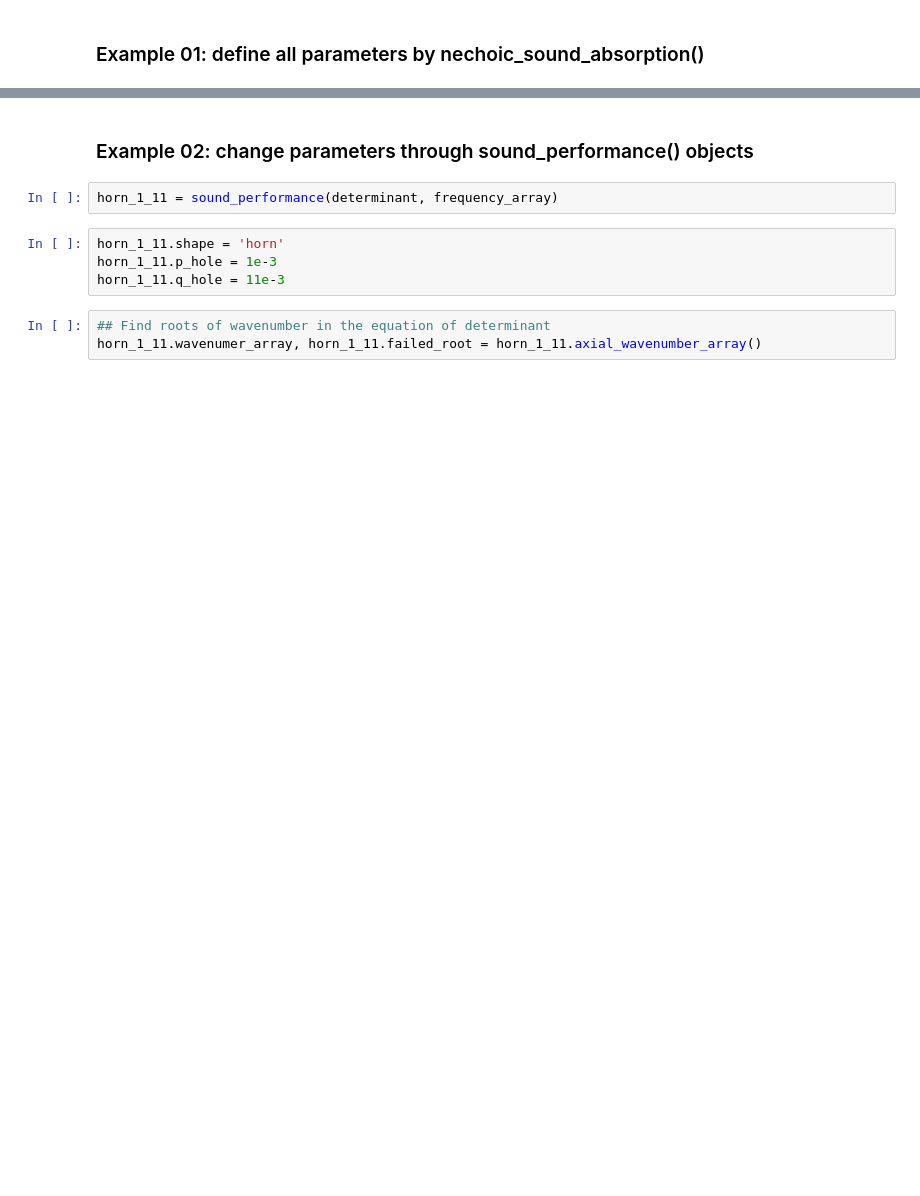
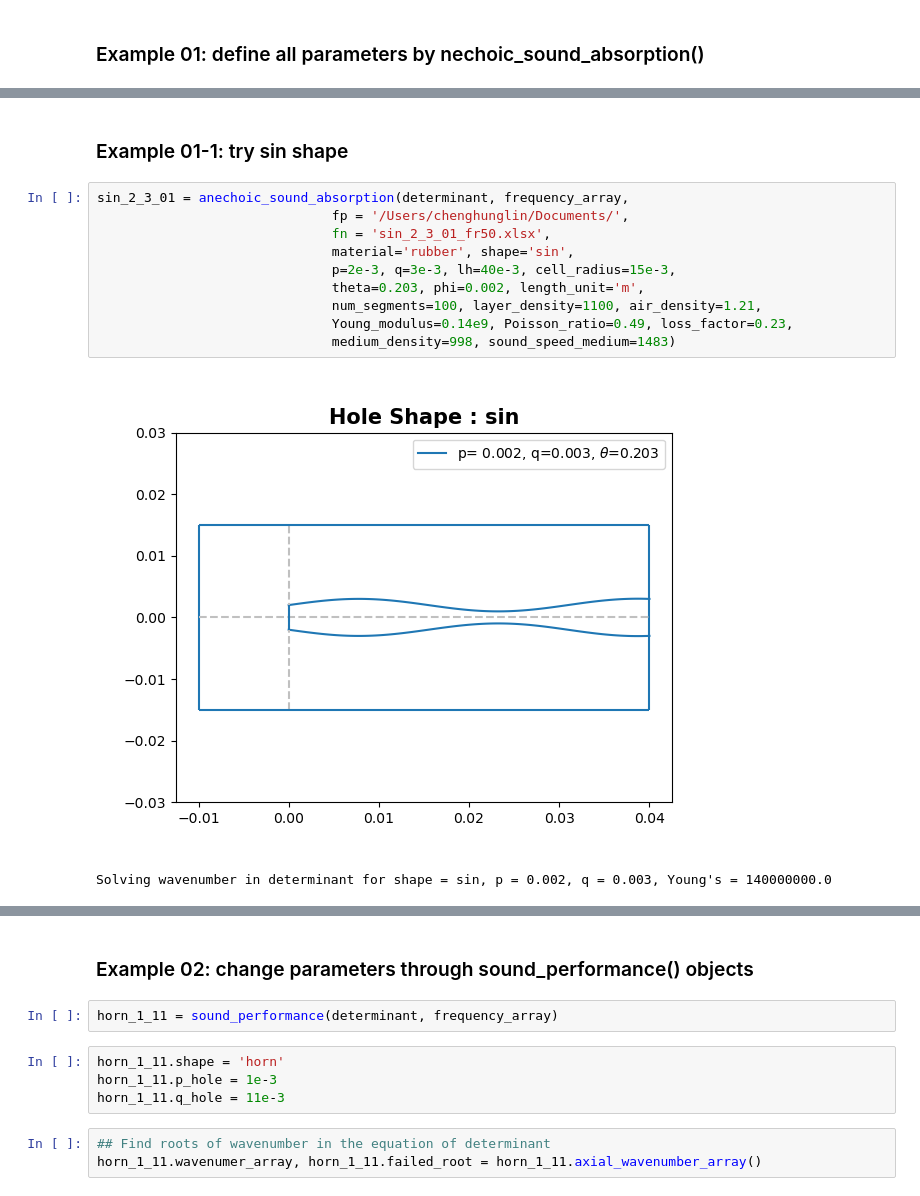
Before and after one commit to cheng-hung/sound_absorption, a Jupyter notebook: sound_absorption.ipynb, the cells around one changed output, grey strips where cells are left out. Drawn from its saved outputs; the diff is of its cells as text; blank space fills up the shorter version.

```diff
--- a/sound_absorption.ipynb
+++ b/sound_absorption.ipynb
@@ -95,2 +97,17 @@ self.frequency_array.shape[0] = 252 is same as self.wavenumer_array.shape[0] = 2
 <matplotlib.legend.Legend at 0x...>
 [figure]
+# %% [markdown]
+### Example 01-1: try sin shape
+# %%
+sin_2_3_01 = anechoic_sound_absorption(determinant, frequency_array,
+                              fp = '/Users/chenghunglin/Documents/',
+                              fn = 'sin_2_3_01_fr50.xlsx',
+                              material='rubber', shape='sin',
+                              p=2e-3, q=3e-3, lh=40e-3, cell_radius=15e-3,
+                              theta=0.203, phi=0.002, length_unit='m',
+                              num_segments=100, layer_density=1100, air_density=1.21,
+                              Young_modulus=0.14e9, Poisson_ratio=0.49, loss_factor=0.23,
+                              medium_density=998, sound_speed_medium=1483)
+# %% [output]
+[figure, added]
+Solving wavenumber in determinant for shape = sin, p = 0.002, q = 0.003, Young's = 140000000.0
```
Also changed, not shown: parts of 7 cells of this notebook, 1 other file.
